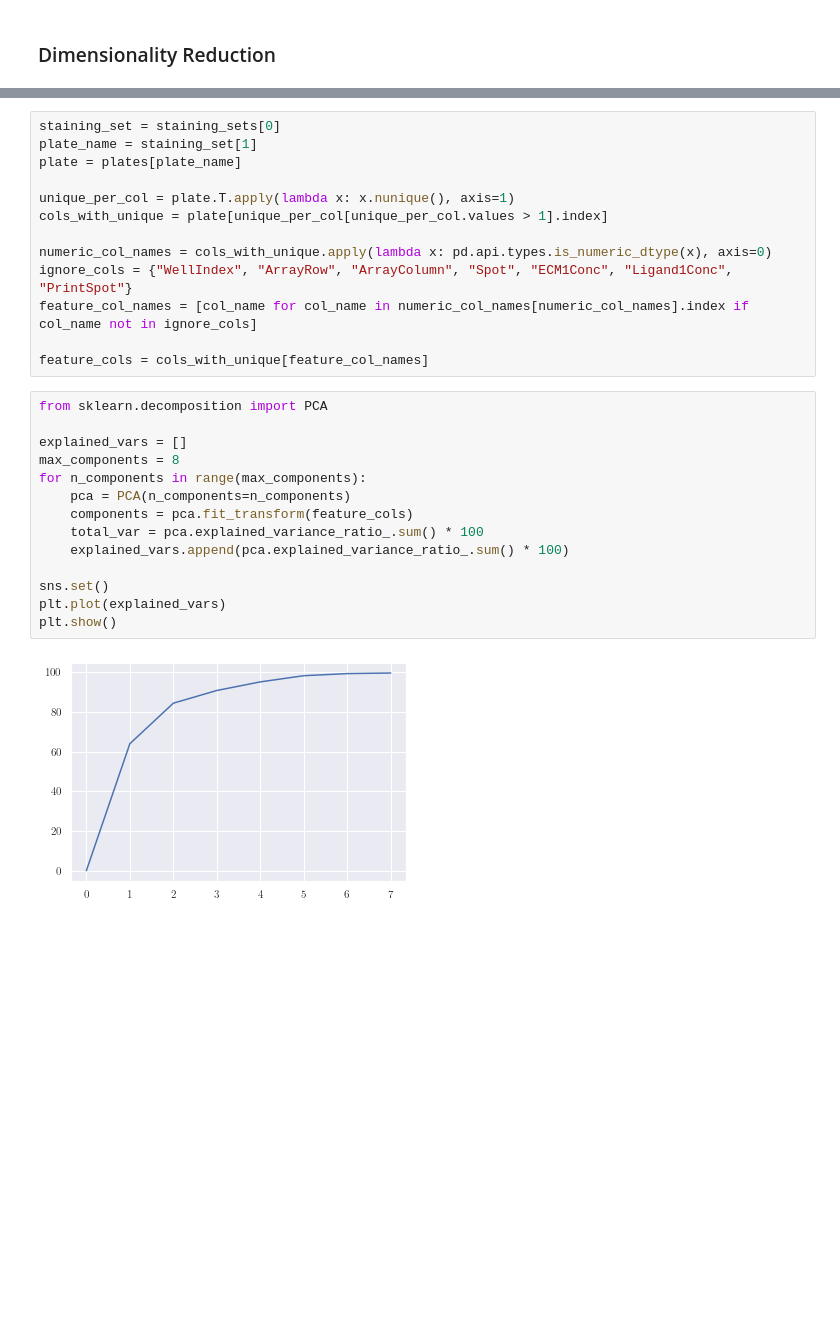
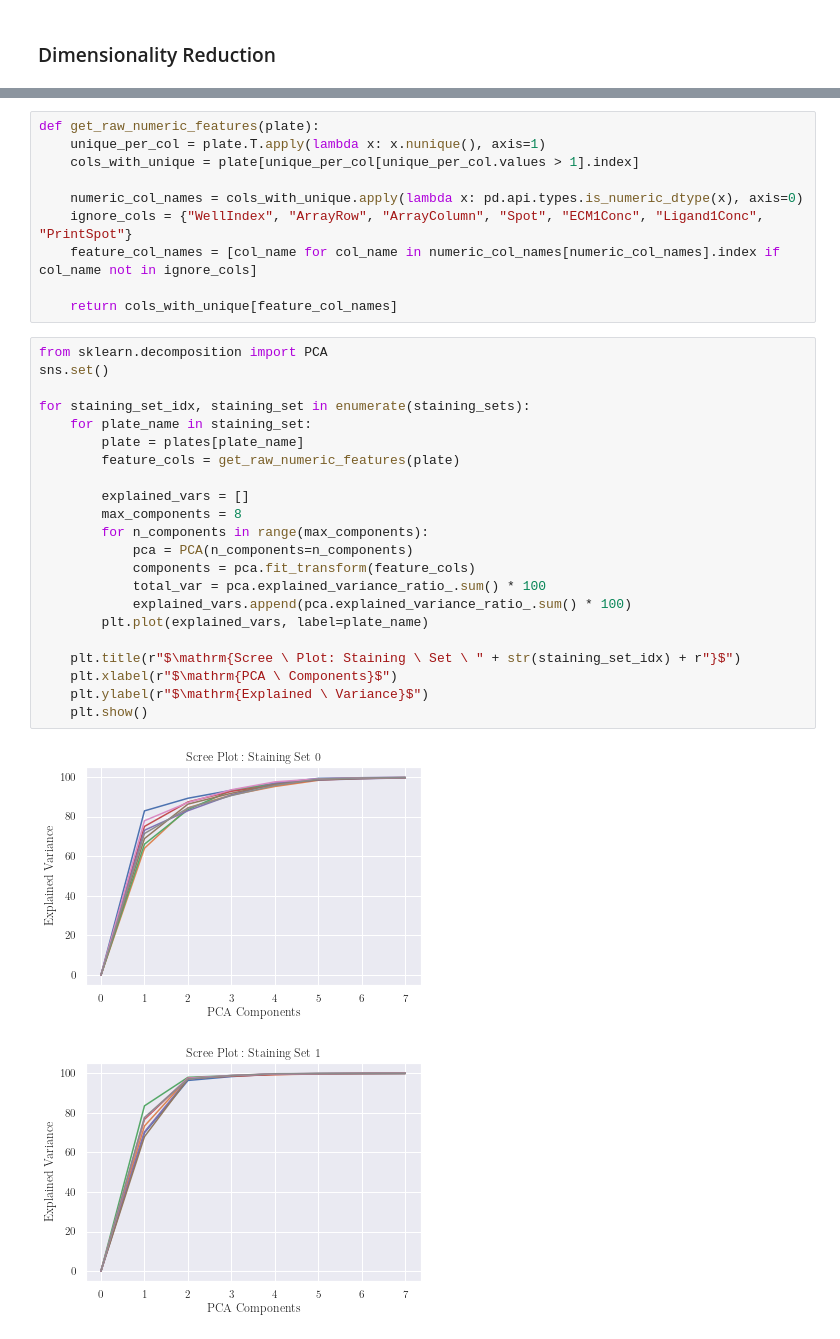
Before and after one commit to unique-subedi/microenvironment-microarrays, a Jupyter notebook: 604_project1_yash.ipynb, the cells around one changed output, grey strips where cells are left out. Cells and saved outputs as stored; diff of their text form; blank space fills up the shorter version.

Commit message:
Add scree plots per staining set

```diff
--- a/604_project1_yash.ipynb
+++ b/604_project1_yash.ipynb
@@ -197,29 +199,35 @@ populate_property_minmax("thresh_count")
 # %%
-staining_set = staining_sets[0]
-plate_name = staining_set[1]
-plate = plates[plate_name]
+def get_raw_numeric_features(plate):
+    unique_per_col = plate.T.apply(lambda x: x.nunique(), axis=1)
+    cols_with_unique = plate[unique_per_col[unique_per_col.values > 1].index]
 
-unique_per_col = plate.T.apply(lambda x: x.nunique(), axis=1)
-cols_with_unique = plate[unique_per_col[unique_per_col.values > 1].index]
+    numeric_col_names = cols_with_unique.apply(lambda x: pd.api.types.is_numeric_dtype(x), axis=0)
+    ignore_cols = {"WellIndex", "ArrayRow", "ArrayColumn", "Spot", "ECM1Conc", "Ligand1Conc", "PrintSpot"}
+    feature_col_names = [col_name for col_name in numeric_col_names[numeric_col_names].index if col_name not in ignore_cols]
 
-numeric_col_names = cols_with_unique.apply(lambda x: pd.api.types.is_numeric_dtype(x), axis=0)
-ignore_cols = {"WellIndex", "ArrayRow", "ArrayColumn", "Spot", "ECM1Conc", "Ligand1Conc", "PrintSpot"}
-feature_col_names = [col_name for col_name in numeric_col_names[numeric_col_names].index if col_name not in ignore_cols]
-
-feature_cols = cols_with_unique[feature_col_names]
+    return cols_with_unique[feature_col_names]
 # %%
 from sklearn.decomposition import PCA
+sns.set()
 
-explained_vars = []
-max_components = 8
-for n_components in range(max_components):
-    pca = PCA(n_components=n_components)
-    components = pca.fit_transform(feature_cols)
-    total_var = pca.explained_variance_ratio_.sum() * 100
-    explained_vars.append(pca.explained_variance_ratio_.sum() * 100)
+for staining_set_idx, staining_set in enumerate(staining_sets):
+    for plate_name in staining_set:
+        plate = plates[plate_name]
+        feature_cols = get_raw_numeric_features(plate)
 
-sns.set()
-plt.plot(explained_vars)
-plt.show()
+        explained_vars = []
+        max_components = 8
+        for n_components in range(max_components):
+            pca = PCA(n_components=n_components)
+            components = pca.fit_transform(feature_cols)
+            total_var = pca.explained_variance_ratio_.sum() * 100
+            explained_vars.append(pca.explained_variance_ratio_.sum() * 100)
+        plt.plot(explained_vars, label=plate_name)
+
+    plt.title(r"$\mathrm{Scree \ Plot: Staining \ Set \ " + str(staining_set_idx) + r"}$")
+    plt.xlabel(r"$\mathrm{PCA \ Components}$")
+    plt.ylabel(r"$\mathrm{Explained \ Variance}$")
+    plt.show()
 # %% [output]
-[figure, old version]
+[figure, new version]
+[figure, added]
```
Also changed, not shown: parts of 3 cells of this notebook.
